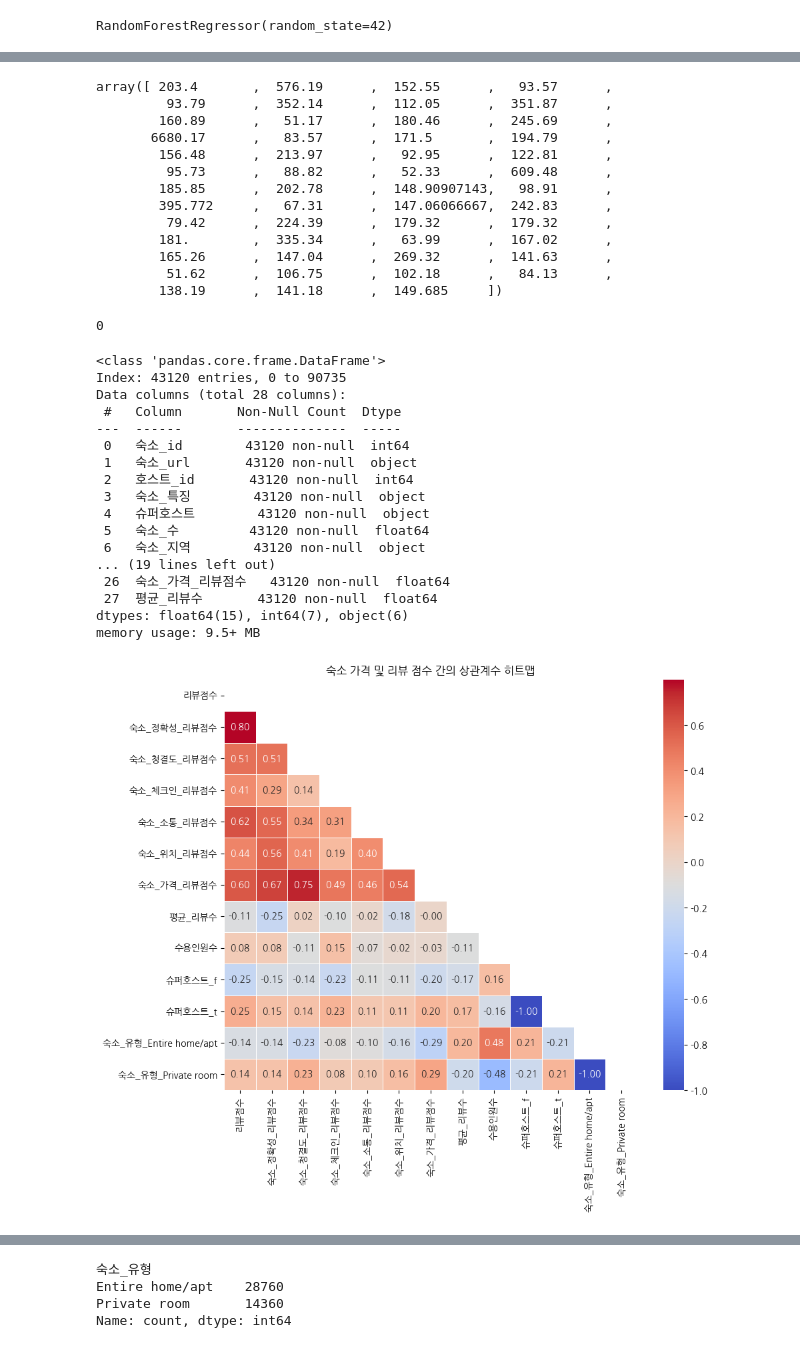
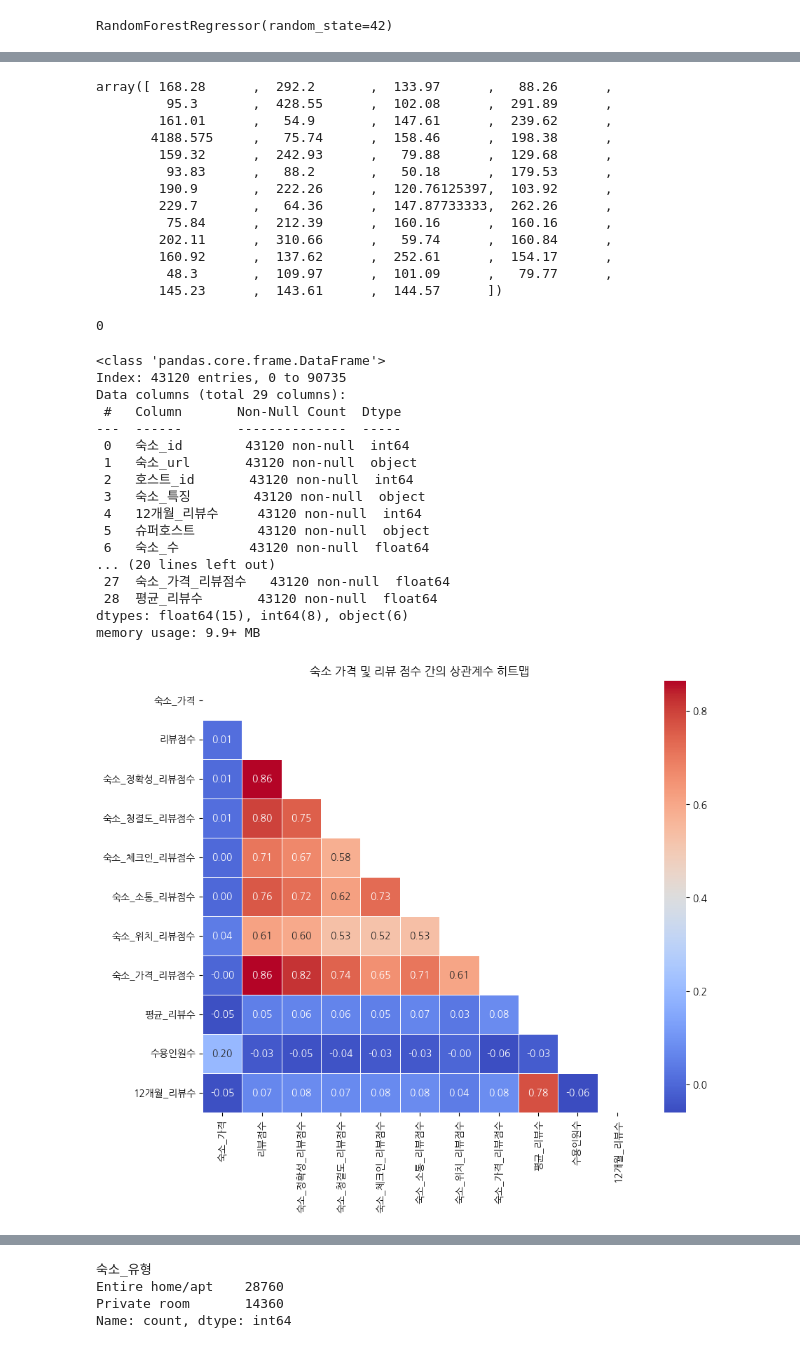
Before and after one commit to yejin716/Weekly_Project_DataAnalysis, a Jupyter notebook: 전처리/런던_전처리4_랜덤포래스트.ipynb, the cells around one changed output, grey strips where cells are left out. Saved outputs shown, nothing was run; the diff lists cells and outputs as text; code cells hidden in the pictures.

```diff
--- a/전처리/런던_전처리4_랜덤포래스트.ipynb
+++ b/전처리/런던_전처리4_랜덤포래스트.ipynb
@@ -16,7 +16,7 @@ dat = df.copy()
 <h3>필요한 컬럼 가져오기(24개) + property_type <h3>
 # %%
 #필요한 컬럼 가져오기
-selected_columns = ['id','listing_url','host_id', 'property_type',
+selected_columns = ['id','listing_url','host_id', 'property_type', 'number_of_reviews_ltm',
                     'host_is_superhost','host_total_listings_count','neighbourhood_cleansed','latitude',
                     'longitude','room_type','accommodates','bathrooms','bedrooms','beds','amenities','price',
                     'minimum_nights','maximum_nights','number_of_reviews','number_of_reviews_l30d',
@@ -99,7 +99,8 @@ df = df.rename(columns={
     'review_scores_communication' : '숙소_소통_리뷰점수',
     'review_scores_location' : '숙소_위치_리뷰점수',
     'review_scores_value' : '숙소_가격_리뷰점수',
-    'reviews_per_month' : '평균_리뷰수'
+    'reviews_per_month' : '평균_리뷰수',
+    'number_of_reviews_ltm' : '12개월_리뷰수'
 })
 # %% [markdown]
 <h3>주제별 컬럼 분류<h3><br>
@@ -441,7 +446,7 @@ from sklearn.metrics import mean_absolute_error
 from sklearn.preprocessing import OneHotEncoder
 
 #수치형 데이터
-numeric_columns = ['숙소_수', '수용인원수', '욕실수', '침실수', '침대수', '리뷰수', '30일_리뷰수',
+numeric_columns = ['숙소_수', '수용인원수', '욕실수', '침실수', '침대수', '12개월_리뷰수',
                     '리뷰점수', '숙소_정확성_리뷰점수', '숙소_청결도_리뷰점수',
                     '숙소_체크인_리뷰점수', '숙소_소통_리뷰점수', '숙소_위치_리뷰점수', '숙소_가격_리뷰점수', '평균_리뷰수']
 
@@ -493,19 +498,19 @@ Mean Absolute Error:  68.06261506709593
 # %%
 y_pred_price
 # %% [output]
-array([ 203.4       ,  576.19      ,  152.55      ,   93.57      ,
-         93.79      ,  352.14      ,  112.05      ,  351.87      ,
-        160.89      ,   51.17      ,  180.46      ,  245.69      ,
-       6680.17      ,   83.57      ,  171.5       ,  194.79      ,
-        156.48      ,  213.97      ,   92.95      ,  122.81      ,
-         95.73      ,   88.82      ,   52.33      ,  609.48      ,
-        185.85      ,  202.78      ,  148.90907143,   98.91      ,
-        395.772     ,   67.31      ,  147.06066667,  242.83      ,
-         79.42      ,  224.39      ,  179.32      ,  179.32      ,
-        181.        ,  335.34      ,   63.99      ,  167.02      ,
-        165.26      ,  147.04      ,  269.32      ,  141.63      ,
-         51.62      ,  106.75      ,  102.18      ,   84.13      ,
-        138.19      ,  141.18      ,  149.685     ])
+array([ 168.28      ,  292.2       ,  133.97      ,   88.26      ,
+         95.3       ,  428.55      ,  102.08      ,  291.89      ,
+        161.01      ,   54.9       ,  147.61      ,  239.62      ,
+       4188.575     ,   75.74      ,  158.46      ,  198.38      ,
+        159.32      ,  242.93      ,   79.88      ,  129.68      ,
+         93.83      ,   88.2       ,   50.18      ,  179.53      ,
+        190.9       ,  222.26      ,  120.76125397,  103.92      ,
+        229.7       ,   64.36      ,  147.87733333,  262.26      ,
+         75.84      ,  212.39      ,  160.16      ,  160.16      ,
+        202.11      ,  310.66      ,   59.74      ,  160.84      ,
+        160.92      ,  137.62      ,  252.61      ,  154.17      ,
+         48.3       ,  109.97      ,  101.09      ,   79.77      ,
+        145.23      ,  143.61      ,  144.57      ])
 # %%
 df.loc[df['숙소_가격'].isna(), '숙소_가격'] = y_pred_price
 # %%
@@ -517,44 +522,44 @@ df.info()
 # %% [output]
 <class 'pandas.core.frame.DataFrame'>
 Index: 43120 entries, 0 to 90735
-Data columns (total 28 columns):
+Data columns (total 29 columns):
  #   Column       Non-Null Count  Dtype
 ---  ------       --------------  -----
  0   숙소_id        43120 non-null  int64
  1   숙소_url       43120 non-null  object
  2   호스트_id       43120 non-null  int64
  3   숙소_특징        43120 non-null  object
- 4   슈퍼호스트        43120 non-null  object
- 5   숙소_수         43120 non-null  float64
- 6   숙소_지역        43120 non-null  object
-... (19 lines left out)
- 26  숙소_가격_리뷰점수   43120 non-null  float64
- 27  평균_리뷰수       43120 non-null  float64
-dtypes: float64(15), int64(7), object(6)
-memory usage: 9.5+ MB
+ 4   12개월_리뷰수     43120 non-null  int64
+ 5   슈퍼호스트        43120 non-null  object
+ 6   숙소_수         43120 non-null  float64
+... (20 lines left out)
+ 27  숙소_가격_리뷰점수   43120 non-null  float64
+ 28  평균_리뷰수       43120 non-null  float64
+dtypes: float64(15), int64(8), object(6)
+memory usage: 9.9+ MB
 # %%
 df_scores = df[['숙소_가격','리뷰점수','숙소_정확성_리뷰점수', '숙소_청결도_리뷰점수',
-       '숙소_체크인_리뷰점수', '숙소_소통_리뷰점수', '숙소_위치_리뷰점수', '숙소_가격_리뷰점수', '평균_리뷰수','수용인원수']]
+       '숙소_체크인_리뷰점수', '숙소_소통_리뷰점수', '숙소_위치_리뷰점수', '숙소_가격_리뷰점수', '평균_리뷰수','수용인원수','12개월_리뷰수']]
 # %%
 import numpy as np
 import seaborn as sns
 import matplotlib.pyplot as plt
 import pandas as pd
 import sys
 sys.executable
 
 # 데이터프레임의 상관관계 계산
-corr = x_null.corr()
+corr = df_scores.corr()
 
 
 # 마스크 생성 (상단 삼각형)
 mask = np.triu(np.ones_like(corr, dtype=bool))
 
 # 히트맵 그리기
 plt.figure(figsize=(10, 8))  # 그래프의 크기 설정
 sns.heatmap(corr, mask=mask, annot=True, cmap='coolwarm', fmt=".2f", linewidths=.5)
 plt.title('숙소 가격 및 리뷰 점수 간의 상관계수 히트맵')  # 그래프 제목 설정
 plt.show()
 # %% [output]
-[figure, old version]
+[figure, new version]
 # %%
```
Also changed, not shown: parts of 19 cells of this notebook, 1 other file.
